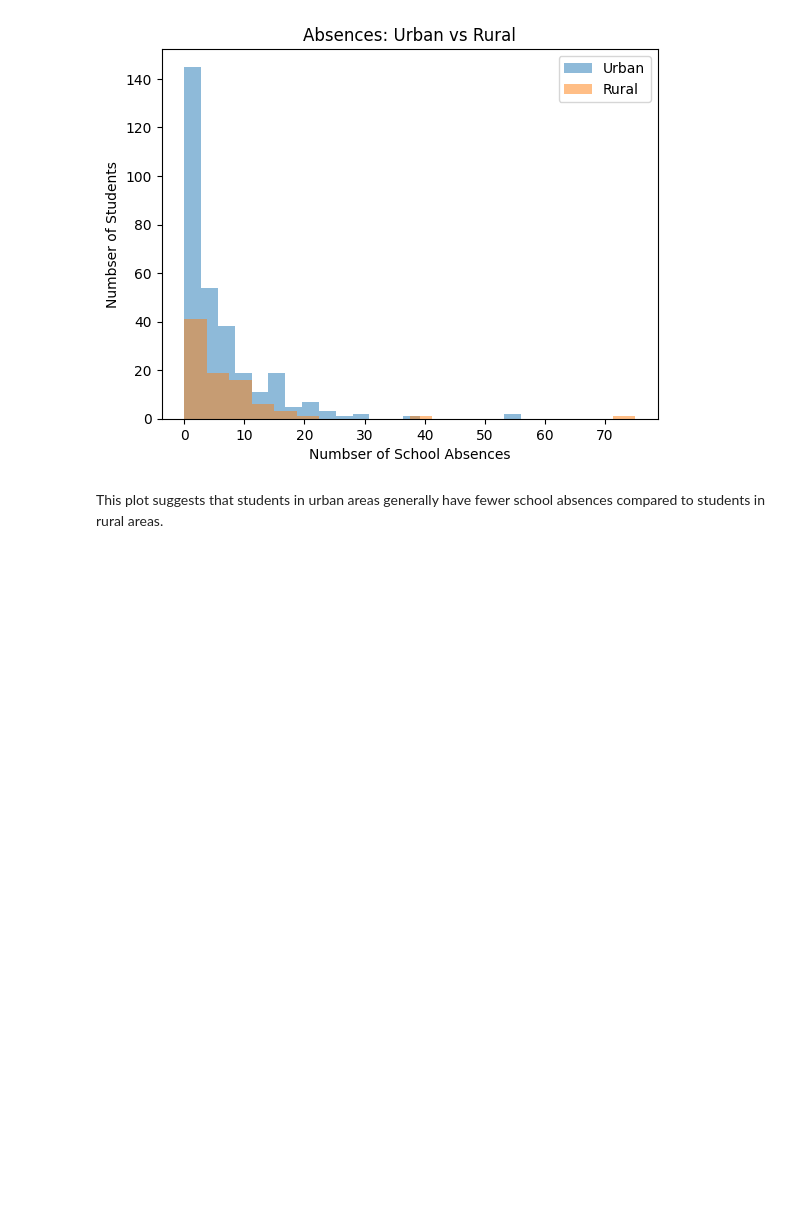
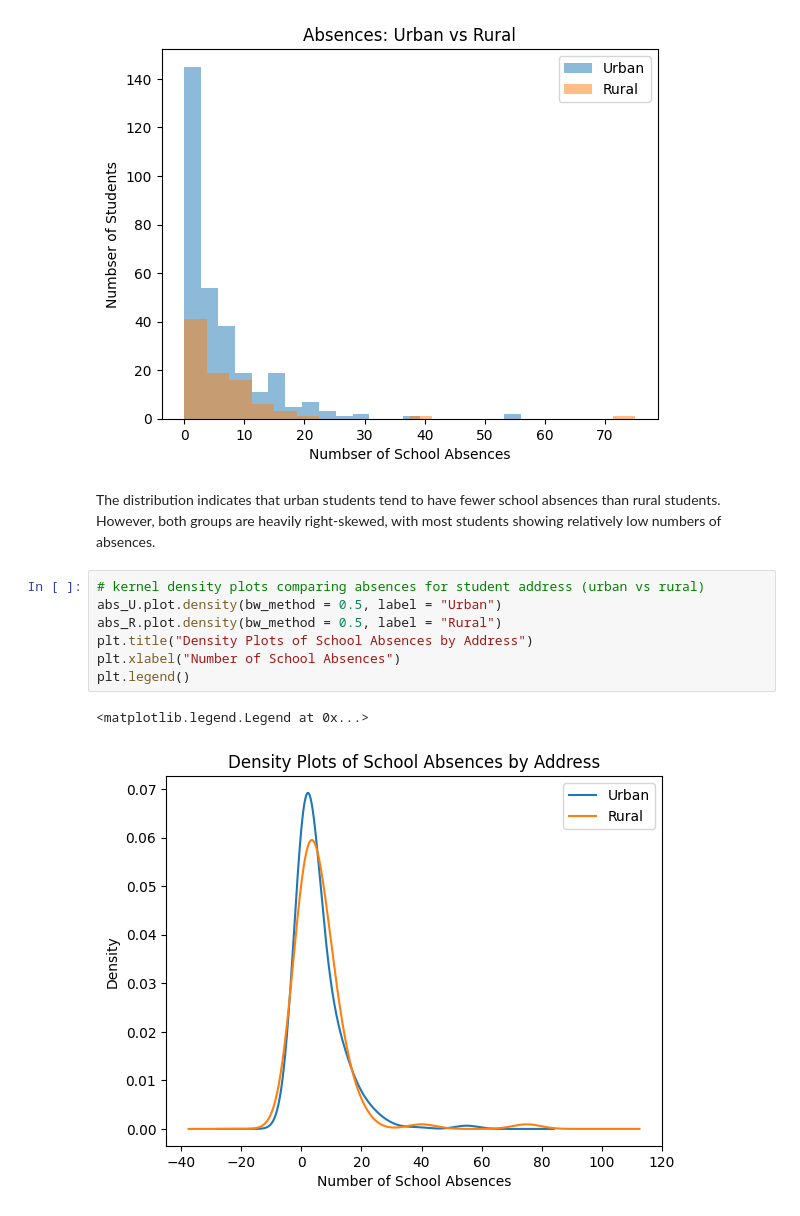
Before and after one commit to hzhoujoy/HW4_ST554, a Jupyter notebook: HW4_JoyZhou.ipynb, the cells around one changed output. Drawn from its saved outputs; the diff is of its cells as text; blank space fills up the shorter version.

```diff
--- a/HW4_JoyZhou.ipynb
+++ b/HW4_JoyZhou.ipynb
@@ -396,5 +376,15 @@ plt.legend()
 # %% [output]
 <matplotlib.legend.Legend at 0x...>
 [figure]
-# %% [markdown]
-This plot suggests that students in urban areas generally have fewer school absences compared to students in rural areas.
+# %% [markdown]
+The distribution indicates that urban students tend to have fewer school absences than rural students. However, both groups are heavily right-skewed, with most students showing relatively low numbers of absences.
+# %%
+# kernel density plots comparing absences for student address (urban vs rural)
+abs_U.plot.density(bw_method = 0.5, label = "Urban")
+abs_R.plot.density(bw_method = 0.5, label = "Rural")
+plt.title("Density Plots of School Absences by Address")
+plt.xlabel("Number of School Absences")
+plt.legend()
+# %% [output]
+<matplotlib.legend.Legend at 0x...>
+[figure, added]
```
Also changed, not shown: parts of 28 cells of this notebook.
